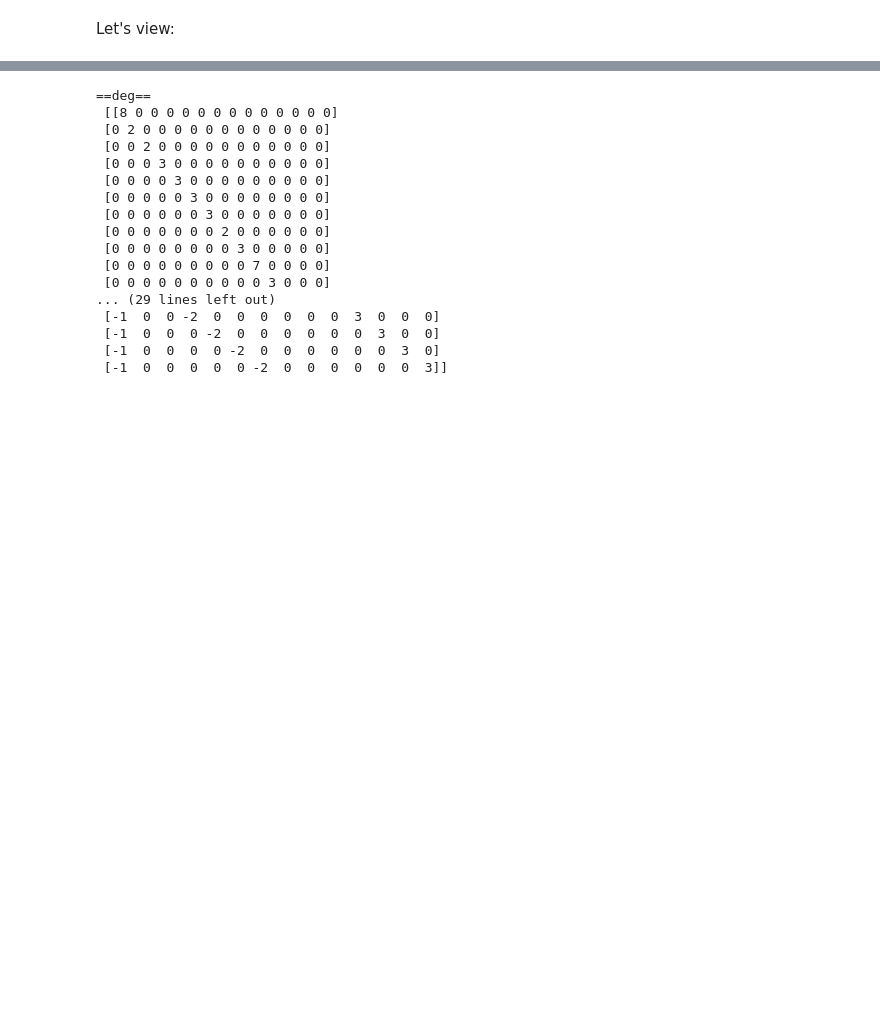
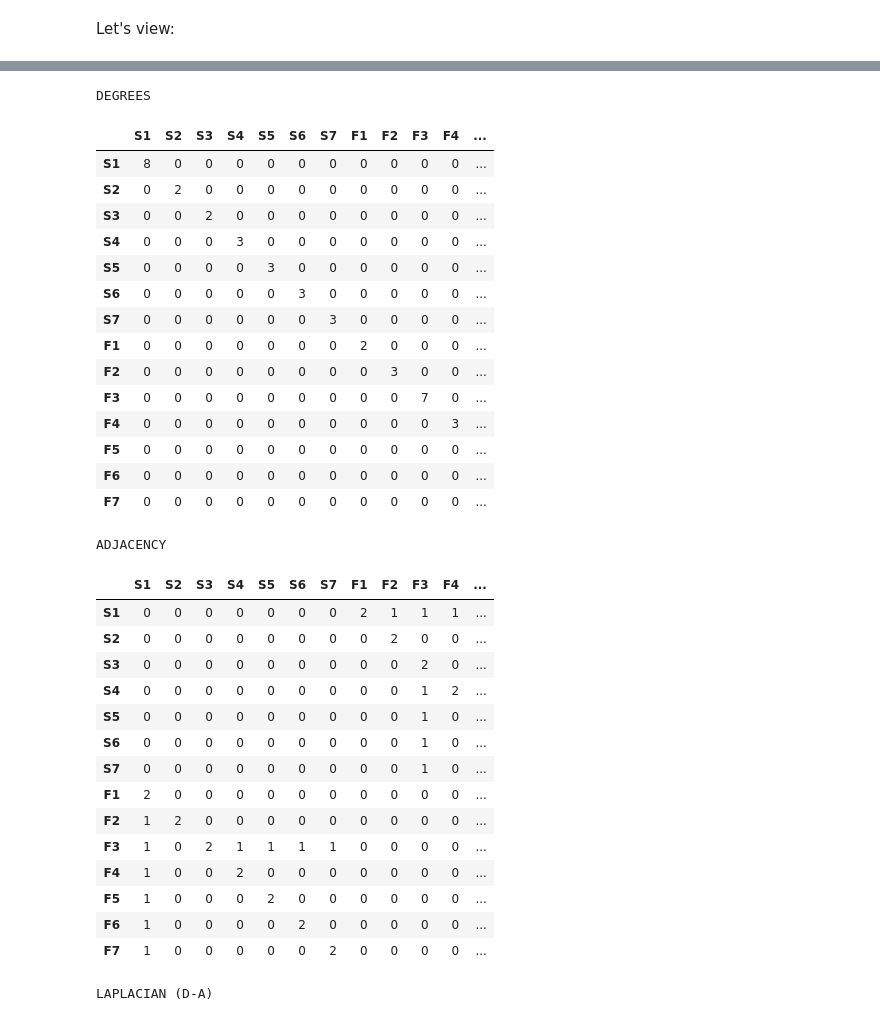
Before and after one commit to harella1/Modularity-Matrix, a Jupyter notebook: Provider Consumer modules - format.ipynb, the cells around one changed output, grey strips where cells are left out. Drawn from its saved outputs; the diff is of its cells as text; code cells hidden in the pictures; blank space fills up the shorter version.

```diff
--- a/Provider Consumer modules - format.ipynb
+++ b/Provider Consumer modules - format.ipynb
@@ -84,30 +112,52 @@ display_side_by_side(p,c,u)
 # %%
 row_sum = np.sum(union_mat,axis = 1, dtype=int)
 col_sum = np.sum(union_mat,axis = 0, dtype=int)
-deg = np.diag(np.concatenate((col_sum,row_sum)))
+deg_mat = np.diag(np.concatenate((col_sum,row_sum)))
 # %%
-adj = np.block([[np.zeros((dim,dim)),union_mat.T],
+adj_mat = np.block([[np.zeros((dim,dim)),union_mat.T],
                [union_mat, np.zeros((dim,dim))]])
-laplacian = np.matrix(deg-adj, dtype=int)
+laplacian = np.matrix(deg_mat-adj_mat, dtype=int)
-# %%
-print('==deg==\n', deg)
-print('==adj==\n', adj)
-print('==laplacian==\n', laplacian)
-# %% [output]
-==deg==
- [[8 0 0 0 0 0 0 0 0 0 0 0 0 0]
- [0 2 0 0 0 0 0 0 0 0 0 0 0 0]
- [0 0 2 0 0 0 0 0 0 0 0 0 0 0]
- [0 0 0 3 0 0 0 0 0 0 0 0 0 0]
- [0 0 0 0 3 0 0 0 0 0 0 0 0 0]
- [0 0 0 0 0 3 0 0 0 0 0 0 0 0]
- [0 0 0 0 0 0 3 0 0 0 0 0 0 0]
- [0 0 0 0 0 0 0 2 0 0 0 0 0 0]
- [0 0 0 0 0 0 0 0 3 0 0 0 0 0]
- [0 0 0 0 0 0 0 0 0 7 0 0 0 0]
- [0 0 0 0 0 0 0 0 0 0 3 0 0 0]
-... (29 lines left out)
- [-1  0  0 -2  0  0  0  0  0  0  3  0  0  0]
- [-1  0  0  0 -2  0  0  0  0  0  0  3  0  0]
- [-1  0  0  0  0 -2  0  0  0  0  0  0  3  0]
- [-1  0  0  0  0  0 -2  0  0  0  0  0  0  3]]
+# %%
+deg_df = pd.DataFrame(deg_mat, columns= header+indx, index = header+indx)
+adj_df = pd.DataFrame(adj_mat, columns= header+indx, index = header+indx)
+laplacian_df = pd.DataFrame(laplacian, columns= header+indx, index = header+indx)
+
+de=deg_df.style.background_gradient(cmap='Wistia').set_caption("DEGREES")
+ad=adj_df.style.background_gradient(cmap='Wistia').set_caption("ADJACENCY")
+lap=laplacian_df.style.background_gradient(cmap='Wistia').set_caption("LAPLACIAN (D-A)")
+display_side_by_side(de,ad)
+display(lap)
+# %% [output]
+DEGREES
+|  | S1 | S2 | S3 | S4 | S5 | S6 | S7 | F1 | F2 | F3 | F4 | ... |
+| S1 | 8 | 0 | 0 | 0 | 0 | 0 | 0 | 0 | 0 | 0 | 0 | ... |
+| S2 | 0 | 2 | 0 | 0 | 0 | 0 | 0 | 0 | 0 | 0 | 0 | ... |
+| S3 | 0 | 0 | 2 | 0 | 0 | 0 | 0 | 0 | 0 | 0 | 0 | ... |
+| S4 | 0 | 0 | 0 | 3 | 0 | 0 | 0 | 0 | 0 | 0 | 0 | ... |
+| S5 | 0 | 0 | 0 | 0 | 3 | 0 | 0 | 0 | 0 | 0 | 0 | ... |
+| S6 | 0 | 0 | 0 | 0 | 0 | 3 | 0 | 0 | 0 | 0 | 0 | ... |
+| S7 | 0 | 0 | 0 | 0 | 0 | 0 | 3 | 0 | 0 | 0 | 0 | ... |
+| F1 | 0 | 0 | 0 | 0 | 0 | 0 | 0 | 2 | 0 | 0 | 0 | ... |
+| F2 | 0 | 0 | 0 | 0 | 0 | 0 | 0 | 0 | 3 | 0 | 0 | ... |
+| F3 | 0 | 0 | 0 | 0 | 0 | 0 | 0 | 0 | 0 | 7 | 0 | ... |
+| F4 | 0 | 0 | 0 | 0 | 0 | 0 | 0 | 0 | 0 | 0 | 3 | ... |
+| F5 | 0 | 0 | 0 | 0 | 0 | 0 | 0 | 0 | 0 | 0 | 0 | ... |
+| F6 | 0 | 0 | 0 | 0 | 0 | 0 | 0 | 0 | 0 | 0 | 0 | ... |
+| F7 | 0 | 0 | 0 | 0 | 0 | 0 | 0 | 0 | 0 | 0 | 0 | ... |
+ADJACENCY
+|  | S1 | S2 | S3 | S4 | S5 | S6 | S7 | F1 | F2 | F3 | F4 | ... |
+| S1 | 0 | 0 | 0 | 0 | 0 | 0 | 0 | 2 | 1 | 1 | 1 | ... |
+| S2 | 0 | 0 | 0 | 0 | 0 | 0 | 0 | 0 | 2 | 0 | 0 | ... |
+| S3 | 0 | 0 | 0 | 0 | 0 | 0 | 0 | 0 | 0 | 2 | 0 | ... |
+| S4 | 0 | 0 | 0 | 0 | 0 | 0 | 0 | 0 | 0 | 1 | 2 | ... |
+| S5 | 0 | 0 | 0 | 0 | 0 | 0 | 0 | 0 | 0 | 1 | 0 | ... |
+| S6 | 0 | 0 | 0 | 0 | 0 | 0 | 0 | 0 | 0 | 1 | 0 | ... |
+| S7 | 0 | 0 | 0 | 0 | 0 | 0 | 0 | 0 | 0 | 1 | 0 | ... |
+| F1 | 2 | 0 | 0 | 0 | 0 | 0 | 0 | 0 | 0 | 0 | 0 | ... |
+| F2 | 1 | 2 | 0 | 0 | 0 | 0 | 0 | 0 | 0 | 0 | 0 | ... |
+| F3 | 1 | 0 | 2 | 1 | 1 | 1 | 1 | 0 | 0 | 0 | 0 | ... |
+| F4 | 1 | 0 | 0 | 2 | 0 | 0 | 0 | 0 | 0 | 0 | 0 | ... |
+| F5 | 1 | 0 | 0 | 0 | 2 | 0 | 0 | 0 | 0 | 0 | 0 | ... |
+| F6 | 1 | 0 | 0 | 0 | 0 | 2 | 0 | 0 | 0 | 0 | 0 | ... |
+| F7 | 1 | 0 | 0 | 0 | 0 | 0 | 2 | 0 | 0 | 0 | 0 | ... |
+LAPLACIAN (D-A)
```
Also changed, not shown: parts of 5 cells of this notebook.
